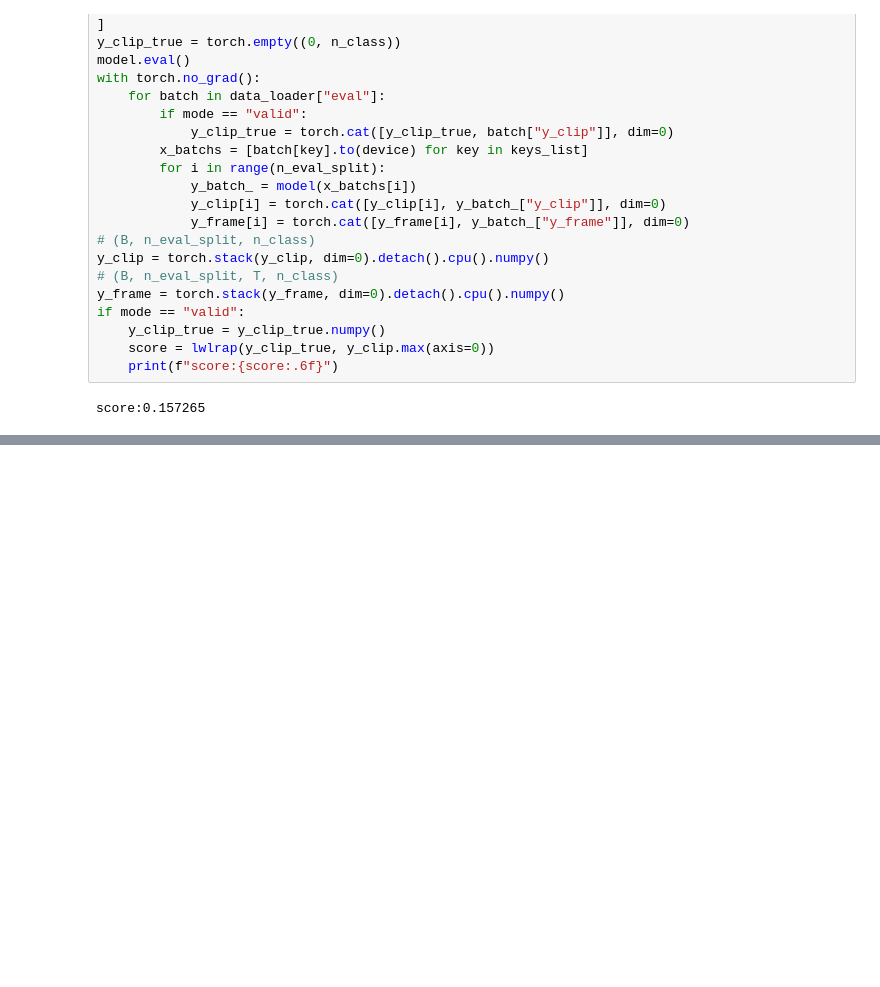
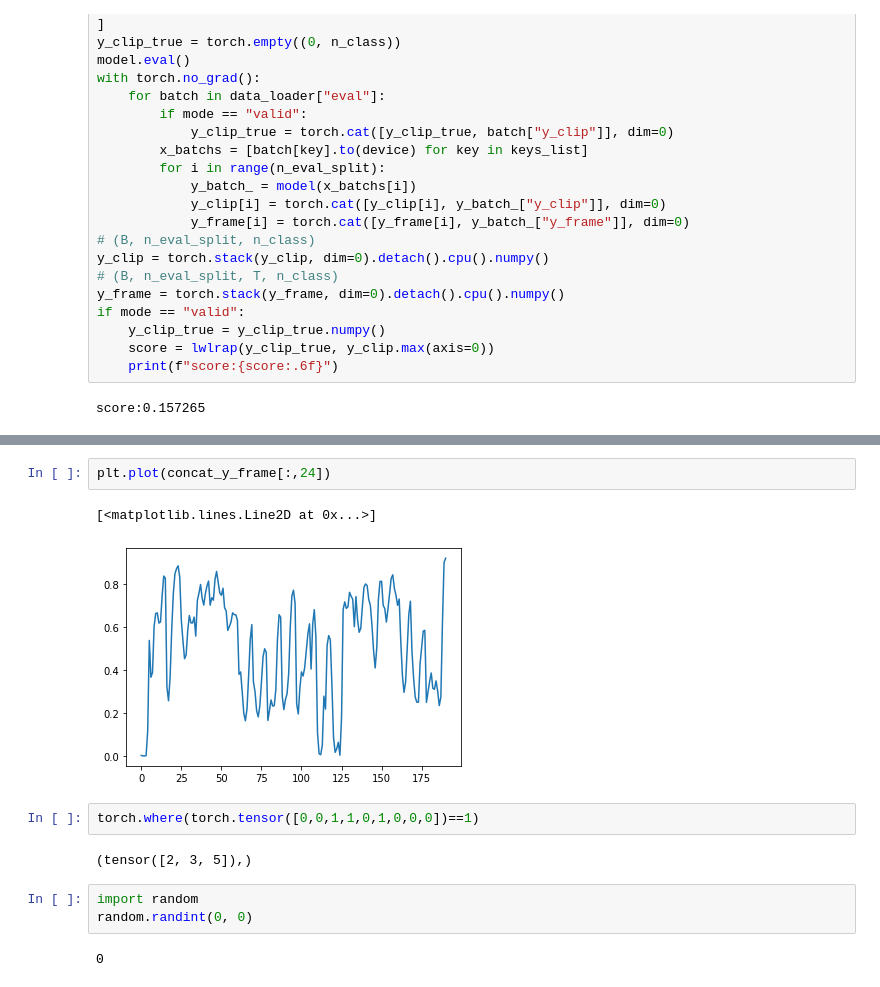
Before and after one commit to ibkuroyagi/Rainforest-Connection-Species-Audio-Detection, a Jupyter notebook: working/EDA.ipynb, the cells around one changed output, grey strips where cells are left out. Cells and saved outputs as stored; diff of their text form; blank space fills up the shorter version.

```diff
--- a/working/EDA.ipynb
+++ b/working/EDA.ipynb
@@ -417,0 +412,14 @@ array([False,  True])
+# %%
+plt.plot(concat_y_frame[:,24])
+# %% [output]
+[<matplotlib.lines.Line2D at 0x...>]
+[figure, added]
+# %%
+torch.where(torch.tensor([0,0,1,1,0,1,0,0,0])==1)
+# %% [output]
+(tensor([2, 3, 5]),)
+# %%
+import random
+random.randint(0, 0)
+# %% [output]
+0
```
Also changed, not shown: parts of 12 cells of this notebook, 7 other files.
